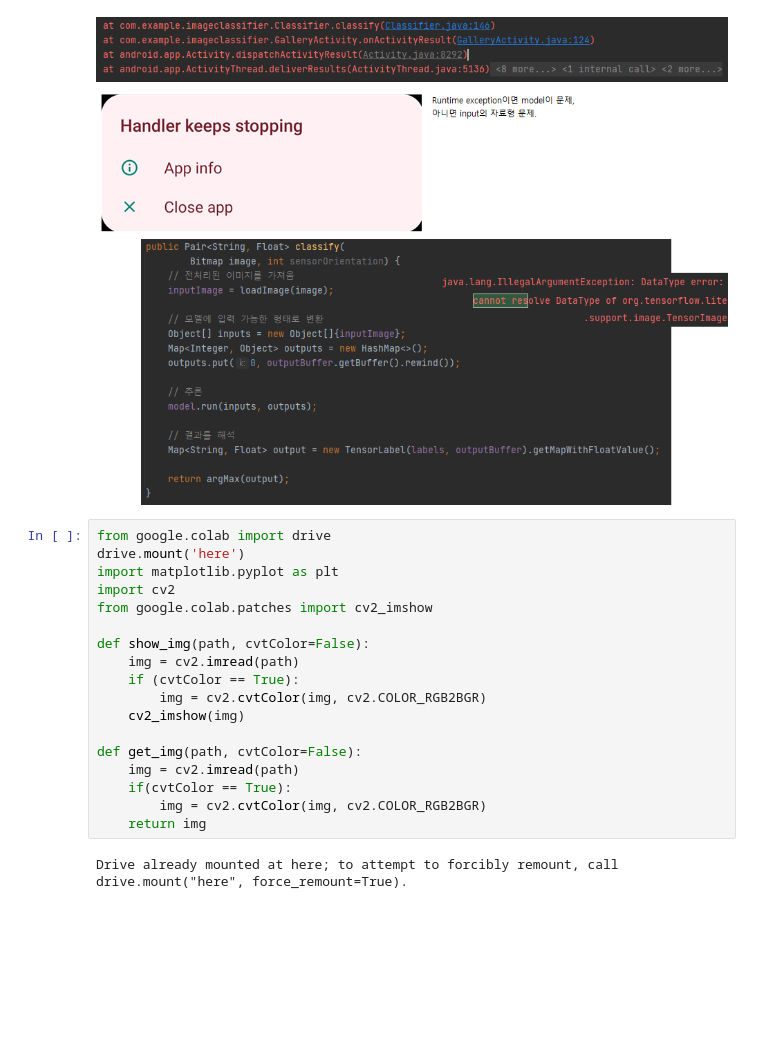
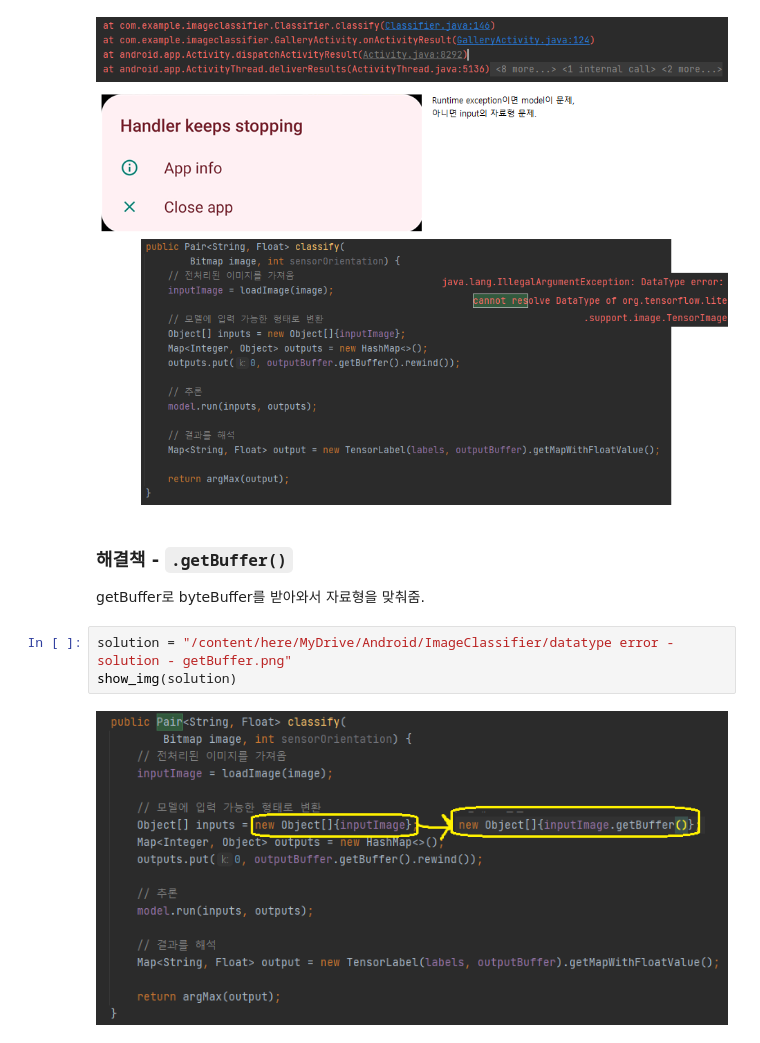
Before and after one commit to CodingG6/2021-Android-App-Development, a Jupyter notebook: 02 실시간 이미지 분류 앱/Doc 갤러리와 카메라로 촬영한 이미지 분류 앱.ipynb, the cells around one changed output. Drawn from its saved outputs; the diff is of its cells as text; blank space fills up the shorter version.

```diff
--- a/02 실시간 이미지 분류 앱/Doc 갤러리와 카메라로 촬영한 이미지 분류 앱.ipynb
+++ b/02 실시간 이미지 분류 앱/Doc 갤러리와 카메라로 촬영한 이미지 분류 앱.ipynb
@@ -87,23 +87,11 @@ path = "/content/here/MyDrive/Android/ImageClassifier/datatype error.png"
 show_img(path)
 # %% [output]
 [figure]
-# %%
-from google.colab import drive
-drive.mount('here')
-import matplotlib.pyplot as plt
-import cv2
-from google.colab.patches import cv2_imshow
-
-def show_img(path, cvtColor=False):
-    img = cv2.imread(path)
-    if (cvtColor == True):
-        img = cv2.cvtColor(img, cv2.COLOR_RGB2BGR)
-    cv2_imshow(img)
-
-def get_img(path, cvtColor=False):
-    img = cv2.imread(path)
-    if(cvtColor == True):
-        img = cv2.cvtColor(img, cv2.COLOR_RGB2BGR)
-    return img
-# %% [output]
-Drive already mounted at here; to attempt to forcibly remount, call drive.mount("here", force_remount=True).
+# %% [markdown]
+### 해결책 - `.getBuffer()`
+getBuffer로 byteBuffer를 받아와서 자료형을 맞춰줌.
+# %%
+solution = "/content/here/MyDrive/Android/ImageClassifier/datatype error - solution - getBuffer.png"
+show_img(solution)
+# %% [output]
+[figure, added]
```
